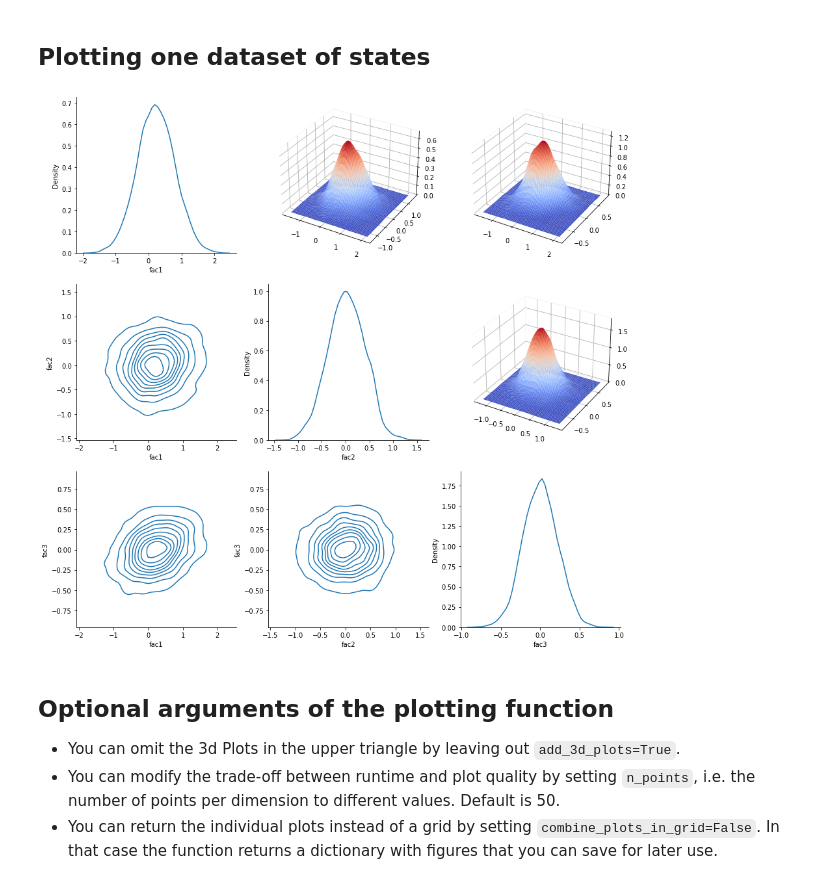
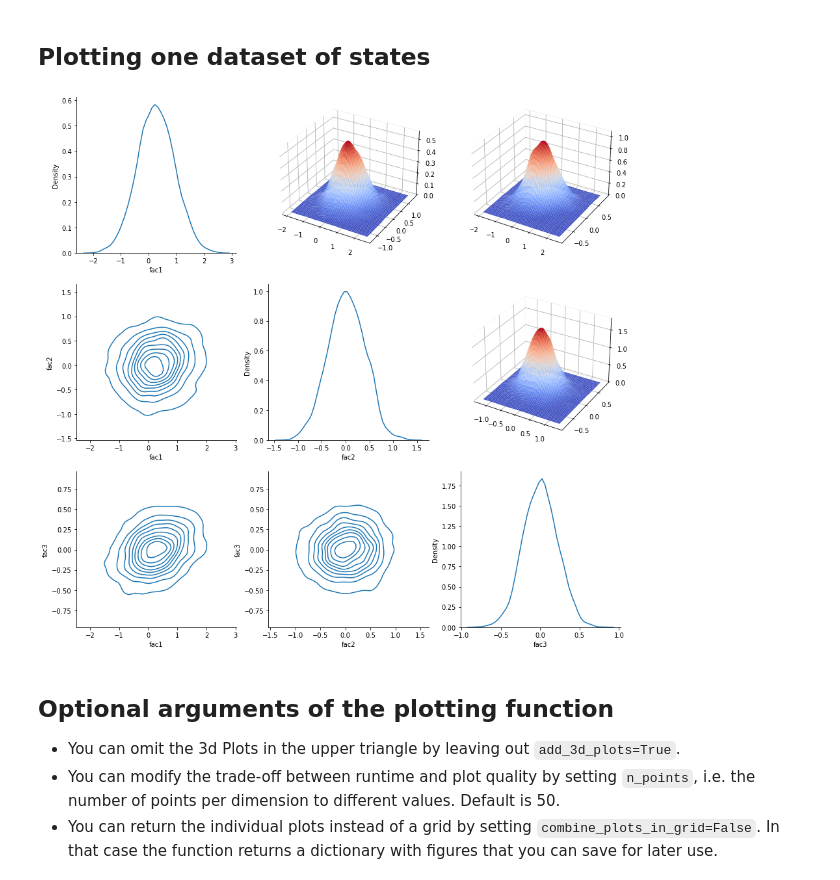
Before and after one commit to OpenSourceEconomics/skillmodels, a Jupyter notebook: docs/source/how_to_guides/how_to_visualize_pairwise_factor_distribution.ipynb, the cells around one changed output. Cells and saved outputs as stored; diff of their text form; code cells hidden in the pictures.

```diff
--- a/docs/source/how_to_guides/how_to_visualize_pairwise_factor_distribution.ipynb
+++ b/docs/source/how_to_guides/how_to_visualize_pairwise_factor_distribution.ipynb
@@ -30,10 +30,10 @@ params = params.set_index(["category", "period", "name1", "name2"])
 data = pd.read_stata(TEST_DIR / "model2_simulated_data.dta")
 data.set_index(["caseid", "period"], inplace=True)
 # %%
-max_inputs = get_maximization_inputs(model_dict, data)
-debug_loglike = max_inputs["debug_loglike"]
-debug_data = debug_loglike(params)
-filtered_states = debug_data["filtered_states"]
-state_ranges = debug_data["state_ranges"]
+filtered_states = get_filtered_states(
+    model_dict=model_dict,
+    data=data,
+    params=params,
+)
 # %% [output]
 WARNING:absl:No GPU/TPU found, falling back to CPU. (Set TF_CPP_MIN_LOG_LEVEL=0 and rerun for more info.)
@@ -41,13 +57,13 @@ WARNING:absl:No GPU/TPU found, falling back to CPU. (Set TF_CPP_MIN_LOG_LEVEL=0
 ## Plotting one dataset of states
 # %%
 fig = plot_factor_distributions(
-    states=filtered_states,
+    states=filtered_states["anchored_states"]["states"],
     model_dict=model_dict,
     add_3d_plots=True,
     period=1,
 )
 # %% [output]
-[figure, old version]
+[figure, new version]
 # %% [markdown]
 ## Optional arguments of the plotting function
 
```
Also changed, not shown: parts of 7 cells of this notebook, 41 other files.
